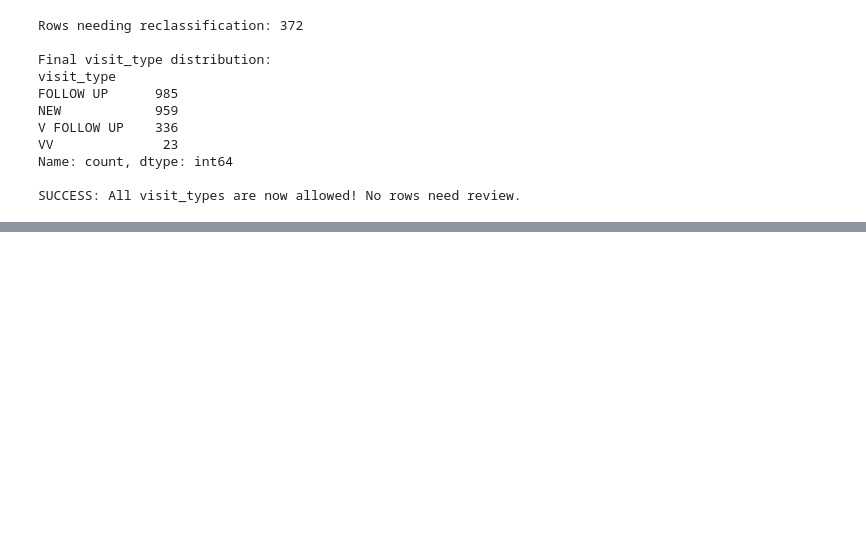
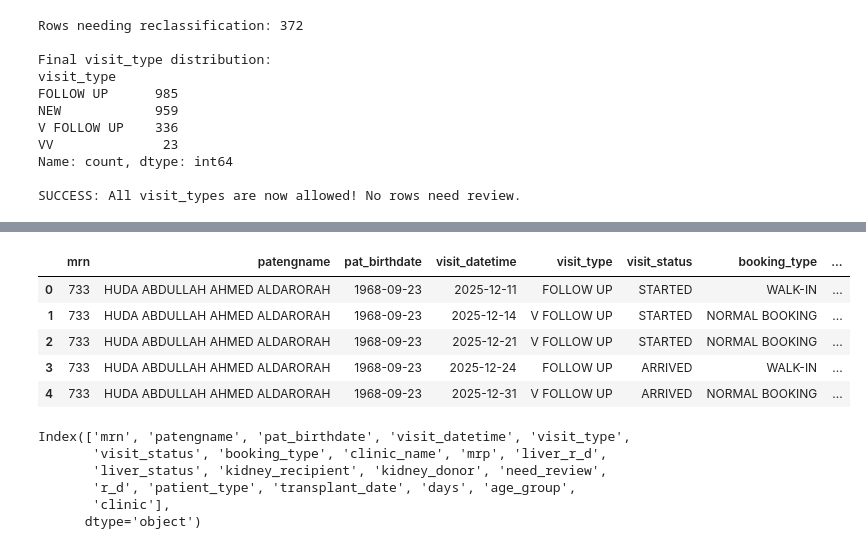
Before and after one commit to maheration/excel-quality-pipeline, a Jupyter notebook: notebooks/01_pipeline_discovery.ipynb, the cells around one changed output, grey strips where cells are left out. Cells and saved outputs as stored; diff of their text form; code cells hidden in the pictures; blank space fills up the shorter version.

```diff
--- a/notebooks/01_pipeline_discovery.ipynb
+++ b/notebooks/01_pipeline_discovery.ipynb
@@ -1358,0 +1432,18 @@ Name: count, dtype: int64
+# %%
+df.head()
+# %% [output]
+|  | mrn | patengname | pat_birthdate | visit_datetime | visit_type | visit_status | booking_type | ... |
+| 0 | 733 | HUDA ABDULLAH AHMED ALDARORAH | 1968-09-23 | 2025-12-11 | FOLLOW UP | STARTED | WALK-IN | ... |
+| 1 | 733 | HUDA ABDULLAH AHMED ALDARORAH | 1968-09-23 | 2025-12-14 | V FOLLOW UP | STARTED | NORMAL BOOKING | ... |
+| 2 | 733 | HUDA ABDULLAH AHMED ALDARORAH | 1968-09-23 | 2025-12-21 | V FOLLOW UP | STARTED | NORMAL BOOKING | ... |
+| 3 | 733 | HUDA ABDULLAH AHMED ALDARORAH | 1968-09-23 | 2025-12-24 | FOLLOW UP | ARRIVED | WALK-IN | ... |
+| 4 | 733 | HUDA ABDULLAH AHMED ALDARORAH | 1968-09-23 | 2025-12-31 | V FOLLOW UP | ARRIVED | NORMAL BOOKING | ... |
+# %%
+df.columns
+# %% [output]
+Index(['mrn', 'patengname', 'pat_birthdate', 'visit_datetime', 'visit_type',
+       'visit_status', 'booking_type', 'clinic_name', 'mrp', 'liver_r_d',
+       'liver_status', 'kidney_recipient', 'kidney_donor', 'need_review',
+       'r_d', 'patient_type', 'transplant_date', 'days', 'age_group',
+       'clinic'],
+      dtype='object')
```
Also changed, not shown: parts of 3 cells of this notebook.
